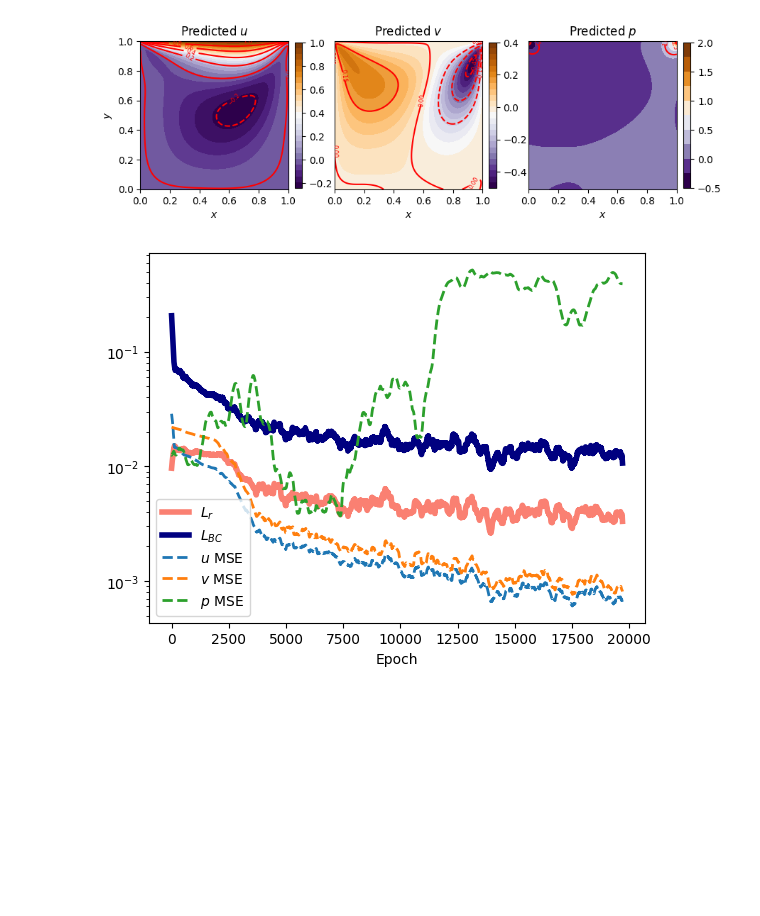
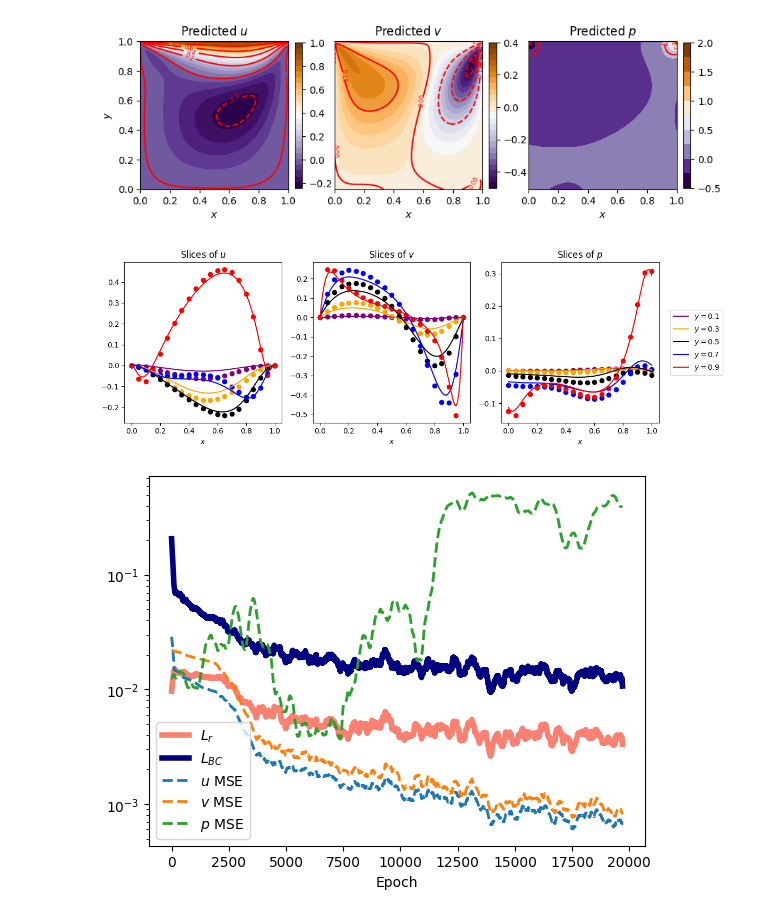
Before and after one commit to jaspercjp/pinn-lid-driven, a Jupyter notebook: make-figures.ipynb, the cells around one changed output. Cells and saved outputs as stored; diff of their text form; code cells hidden in the pictures; blank space fills up the shorter version.

```diff
--- a/make-figures.ipynb
+++ b/make-figures.ipynb
@@ -123,5 +176,39 @@ plt.savefig("figures/forward-fields-with-contours.png")
 # %% [output]
 [figure]
+# %%
+with torch.no_grad():
+    y_vals = [0.1, 0.3, 0.5, 0.7, 0.9]
+    fig, axs = plt.subplots(1,3, figsize=(12, 4))
+    cs = ['purple', 'orange', 'black', 'blue', 'red']
+    for i in range(len(y_vals)):
+        y_val = y_vals[i]
+        u_val = u_train[y_train == y_val].cpu().detach().numpy()
+        v_val = v_train[y_train == y_val].cpu().detach().numpy()
+        p_val = p_train[y_train == y_val].cpu().detach().numpy()
+        x_val = x_train[y_train == y_val]
+        axs[0].scatter(x_val.cpu().detach().numpy()[::5], u_val[::5], c=cs[i])
+        axs[1].scatter(x_val.cpu().detach().numpy()[::5], v_val[::5], c=cs[i])
+        axs[2].scatter(x_val.cpu().detach().numpy()[::5], p_val[::5], c=cs[i])
+
+        sol_hat = forward_model(x_val.to(device), y_val*torch.ones_like(x_val)).cpu().detach().numpy()
+        u_val_hat = sol_hat[:,0]
+        v_val_hat = sol_hat[:,1]
+        p_val_hat = sol_hat[:,2]
+        axs[0].plot(x_val.cpu(), u_val_hat, c=cs[i], label=f"$y={y_val}$")
+        axs[1].plot(x_val.cpu(), v_val_hat, c=cs[i], label=f"$y={y_val}$")
+        axs[2].plot(x_val.cpu(), p_val_hat - p[0,0], c=cs[i], label=f"$y={y_val}$")
+
+    plt.legend(loc='center left', bbox_to_anchor=(1.05, 0.5))
+    axs[0].set_xlabel("$x$")
+    axs[1].set_xlabel("$x$")
+    axs[2].set_xlabel("$x$")
+    axs[0].set_title("Slices of $u$")
+    axs[1].set_title("Slices of $v$")
+    axs[2].set_title("Slices of $p$")
+    plt.tight_layout()
+    plt.savefig("forward-slices.png", bbox_inches='tight')
+# %% [output]
+[figure, added]
 # %%
 losses = torch.load("data/forward-train-losses.tensor", map_location=torch.device("cpu"))
 # %%
```
Also changed, not shown: parts of 7 cells of this notebook, 6 other files.
